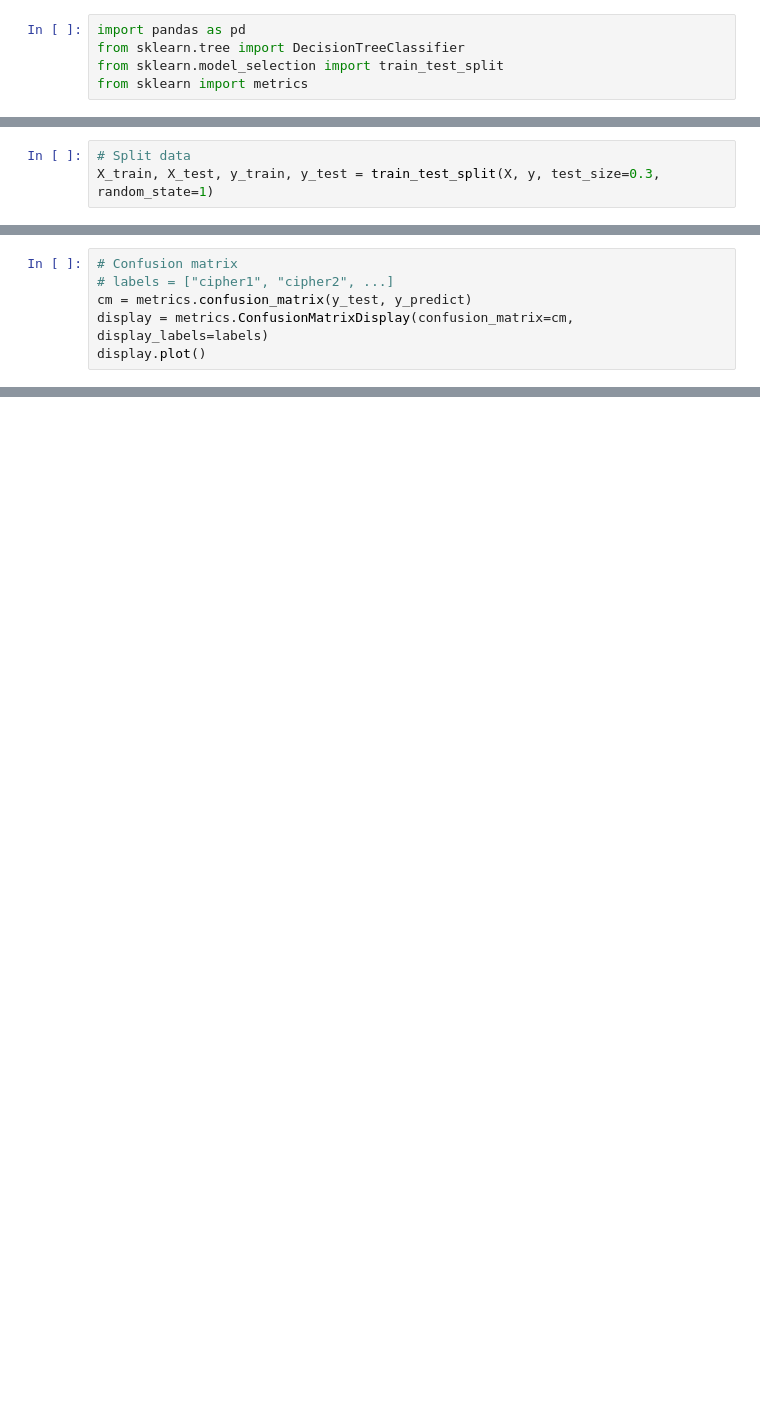
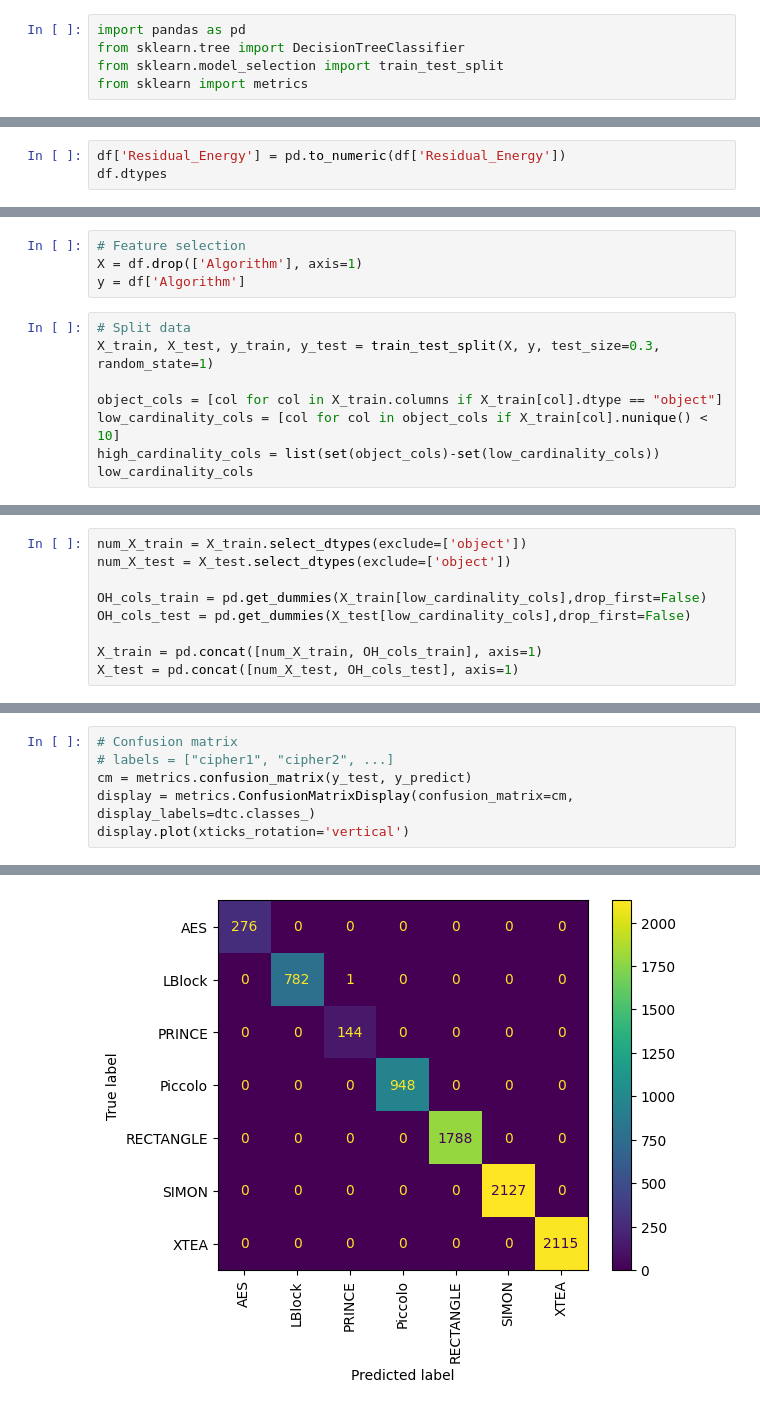
Before and after one commit to Rparker19/An-Autonomic-Framework-for-IoT-Data-Confidentiality-in-the-Internet-of-Things, a Jupyter notebook: decision_tree.ipynb, the cells around one changed output, grey strips where cells are left out. Saved outputs shown, nothing was run; the diff lists cells and outputs as text; blank space fills up the shorter version.

```diff
--- a/decision_tree.ipynb
+++ b/decision_tree.ipynb
@@ -12,0 +32,3 @@ data.head()
+# %%
+df['Residual_Energy'] = pd.to_numeric(df['Residual_Energy'])
+df.dtypes
@@ -13,3 +45,12 @@ data.head()
+# %%
+# Feature selection
+X = df.drop(['Algorithm'], axis=1)
+y = df['Algorithm']
 # %%
 # Split data
 X_train, X_test, y_train, y_test = train_test_split(X, y, test_size=0.3, random_state=1)
+
+object_cols = [col for col in X_train.columns if X_train[col].dtype == "object"]
+low_cardinality_cols = [col for col in object_cols if X_train[col].nunique() < 10]
+high_cardinality_cols = list(set(object_cols)-set(low_cardinality_cols))
+low_cardinality_cols
@@ -16,3 +63,12 @@ X_train, X_test, y_train, y_test = train_test_split(X, y, test_size=0.3, random_
+# %%
+num_X_train = X_train.select_dtypes(exclude=['object'])
+num_X_test = X_test.select_dtypes(exclude=['object'])
+
+OH_cols_train = pd.get_dummies(X_train[low_cardinality_cols],drop_first=False)
+OH_cols_test = pd.get_dummies(X_test[low_cardinality_cols],drop_first=False)
+
+X_train = pd.concat([num_X_train, OH_cols_train], axis=1)
+X_test = pd.concat([num_X_test, OH_cols_test], axis=1)
 # %%
 # Create the model
 dtc = DecisionTreeClassifier() # optimization would happen here
@@ -26,5 +89,6 @@ print("F1 Score is ", metrics.f1_score(y_predict, y_test, average="weighted"))
 # Confusion matrix
 # labels = ["cipher1", "cipher2", ...]
 cm = metrics.confusion_matrix(y_test, y_predict)
-display = metrics.ConfusionMatrixDisplay(confusion_matrix=cm, display_labels=labels)
-display.plot()
+display = metrics.ConfusionMatrixDisplay(confusion_matrix=cm, display_labels=dtc.classes_)
+display.plot(xticks_rotation='vertical')
+# %% [output]
@@ -30,0 +96 @@ display.plot()
+[figure, added]
```
Also changed, not shown: parts of 11 cells of this notebook, 2 other files.
